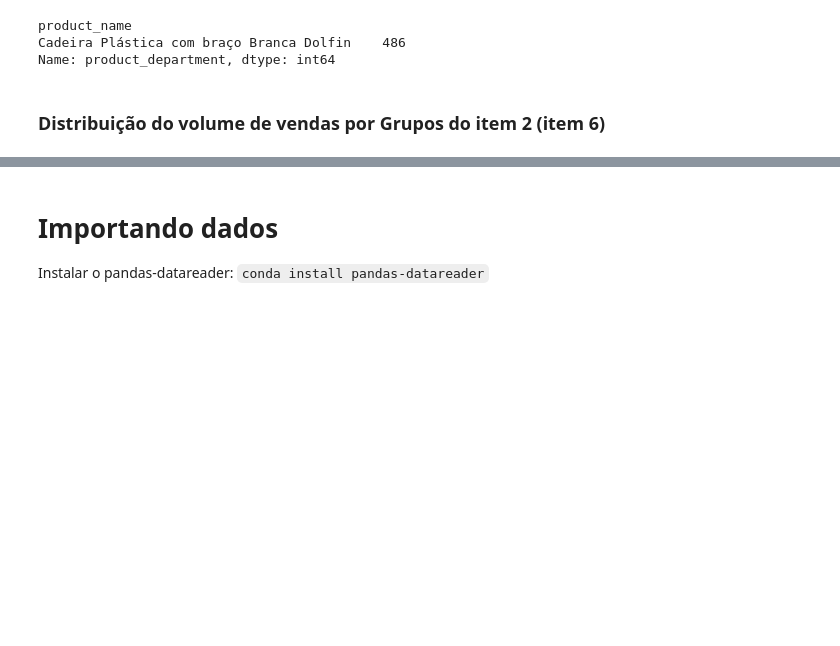
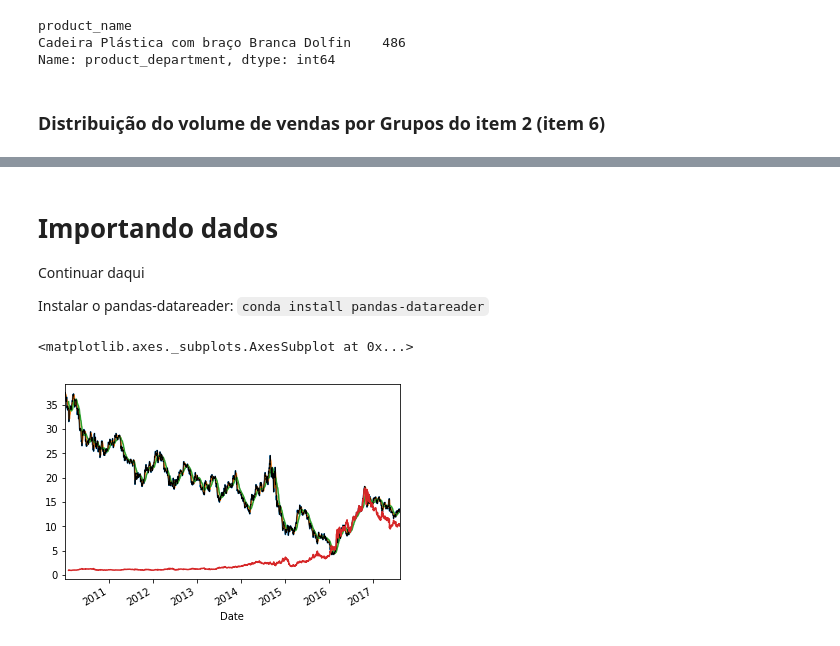
Before and after one commit to drlima/SIEEL2017, a Jupyter notebook: SIEEL 2017.ipynb, the cells around one changed output, grey strips where cells are left out. Cells and saved outputs as stored; diff of their text form; code cells hidden in the pictures; blank space fills up the shorter version.

````diff
--- a/SIEEL 2017.ipynb
+++ b/SIEEL 2017.ipynb
@@ -430,4 +429,5 @@ vendas.grupo.hist()
 # %% [markdown]
 # Importando dados
+Continuar daqui
 
 Instalar o pandas-datareader: ```conda install pandas-datareader```
@@ -437,0 +434,33 @@ data = web.DataReader('BVMF:PETR4', 'google')
+# %%
+import pandas_datareader.data as web
+
+# importando valores das ações da Petrobrás disponíveis no google Finance
+data = web.DataReader('BVMF:PETR4', 'google')['Close']
+
+data.describe()
+
+# %%
+%matplotlib inline
+data.plot()
+
+# %%
+ma1 = data.rolling(5).mean()
+ma2 = data.rolling(22).mean()
+
+ax = ma1.plot()
+ax = ma2.plot(ax=ax)
+ax = data.plot(color='k', ax=ax, linewidth=0.75)
+# %%
+sinais = ma1 - ma2
+import numpy as np
+sinais = sinais.apply(np.sign)
+# %%
+variação_percentual = data.pct_change()
+redimento_das_aplicações = variação_percentual*sinais
+
+# %%
+redimento_acumulado = (redimento_das_aplicações+1).cumprod()
+redimento_acumulado.plot()
+# %% [output]
+<matplotlib.axes._subplots.AxesSubplot at 0x...>
+[figure, added]
````
Also changed, not shown: parts of 2 cells of this notebook.
